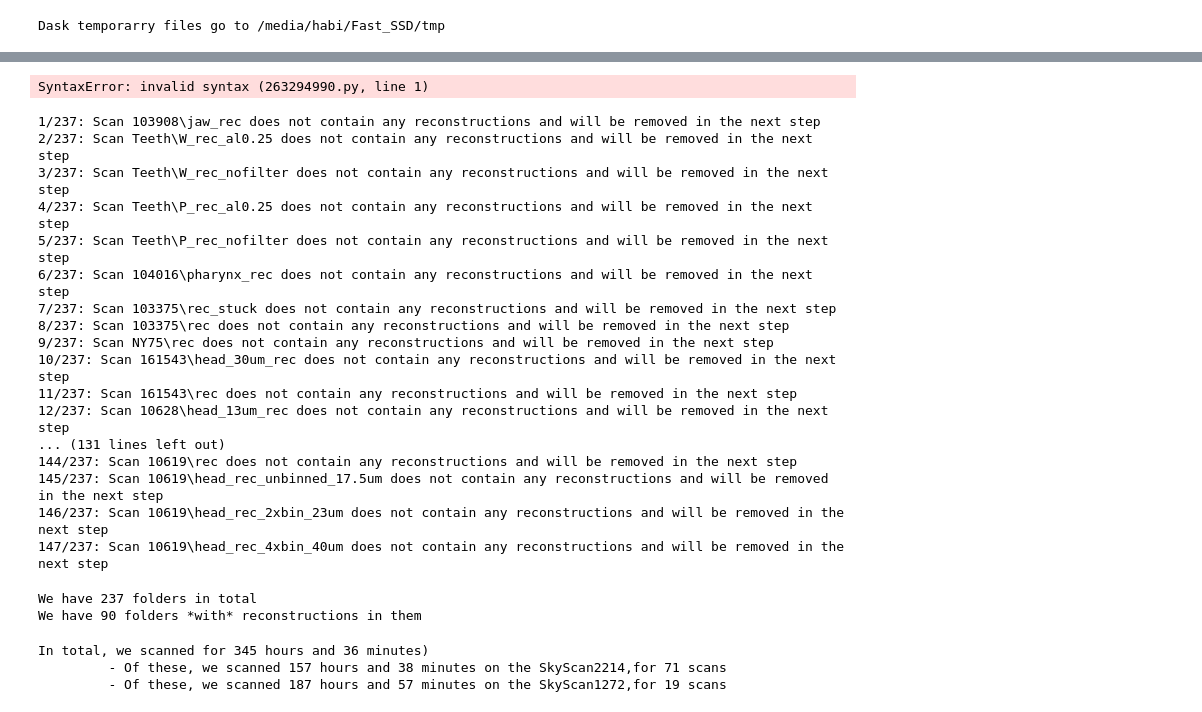
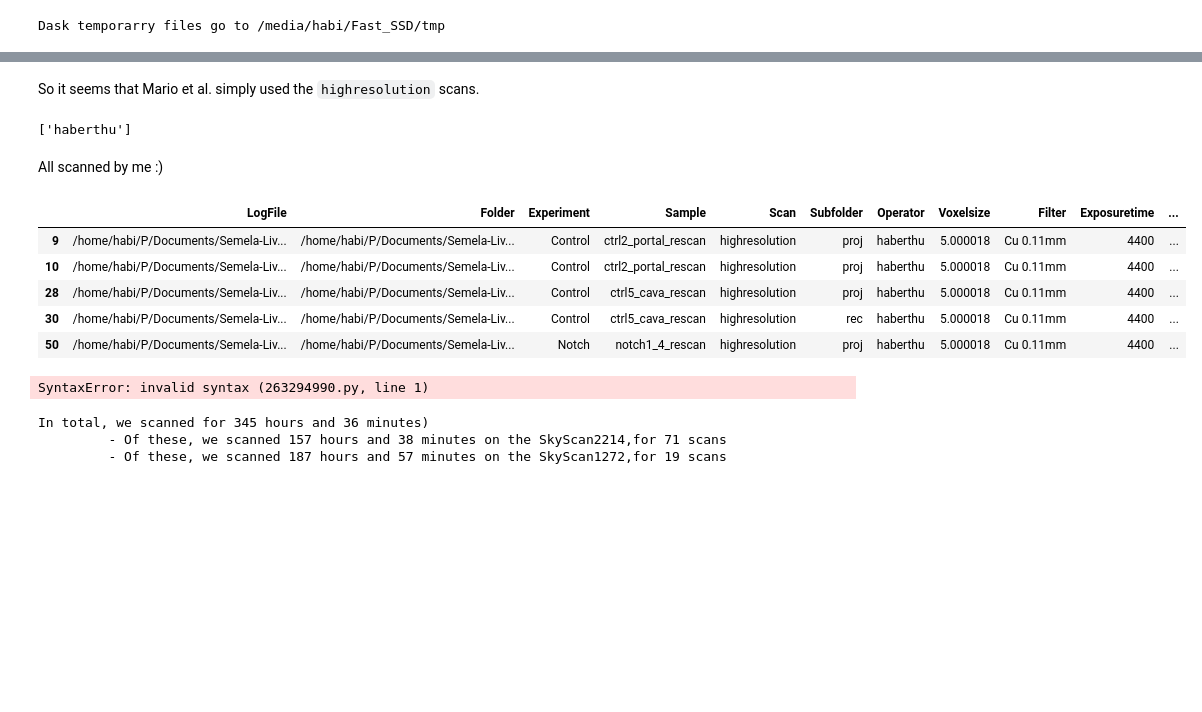
Before and after one commit to habi/liver-nchp, a Jupyter notebook: DataWrangling.ipynb, the cells around one changed output, grey strips where cells are left out. Cells and saved outputs as stored; diff of their text form; code cells hidden in the pictures; blank space fills up the shorter version.

```diff
--- a/DataWrangling.ipynb
+++ b/DataWrangling.ipynb
@@ -303,0 +306,7 @@ Data
+# %%
+# Get rid of all non-'highresolution' scans
+for c, row in Data.iterrows():
+    if 'high' not in row.Scan:
+        Data.drop([c], inplace=True)
+# Reset dataframe to something that we would get if we only would have loaded the 'rec' files
+Data = Data.reset_index(drop=True)
@@ -303,0 +351,2 @@ Data
+# %% [markdown]
+So it seems that Mario et al. simply used the `highresolution` scans.
@@ -303,0 +357,7 @@ Data
+# %%
+Data['Operator'] = [get_operator(log) for log in Data['LogFile']]
+print(Data.Operator.unique())
+# %% [output]
+['haberthu']
+# %% [markdown]
+All scanned by me :)
@@ -304,3 +381,12 @@ Data
+# %%
+Data.sample(n=5)
+# %% [output]
+|  | LogFile | Folder | Experiment | Sample | Scan | Subfolder | Operator | Voxelsize | Filter | Exposuretime | ... |
+| 9 | /home/habi/P/Documents/Semela-Liv... | /home/habi/P/Documents/Semela-Liv... | Control | ctrl2_portal_rescan | highresolution | proj | haberthu | 5.000018 | Cu 0.11mm | 4400 | ... |
+| 10 | /home/habi/P/Documents/Semela-Liv... | /home/habi/P/Documents/Semela-Liv... | Control | ctrl2_portal_rescan | highresolution | proj | haberthu | 5.000018 | Cu 0.11mm | 4400 | ... |
+| 28 | /home/habi/P/Documents/Semela-Liv... | /home/habi/P/Documents/Semela-Liv... | Control | ctrl5_cava_rescan | highresolution | proj | haberthu | 5.000018 | Cu 0.11mm | 4400 | ... |
+| 30 | /home/habi/P/Documents/Semela-Liv... | /home/habi/P/Documents/Semela-Liv... | Control | ctrl5_cava_rescan | highresolution | rec | haberthu | 5.000018 | Cu 0.11mm | 4400 | ... |
+| 50 | /home/habi/P/Documents/Semela-Liv... | /home/habi/P/Documents/Semela-Liv... | Notch | notch1_4_rescan | highresolution | proj | haberthu | 5.000018 | Cu 0.11mm | 4400 | ... |
 # %%
 asdfasdf==
 # %% [output]
@@ -316,36 +393,0 @@ Data['Number of reconstructions'] = [len(r) for r in Data.Reconstructions]
-# %%
-# Get the file names of the reconstructions
-for c, row in Data[Data['Number of reconstructions'] == 0].iterrows():
-    print('%s/%s: Scan %s does not contain any reconstructions and '
-          'will be removed in the next step' % (c+1, len(Data), os.path.join(row.Fish, row.Scan)))
-# %% [output]
-1/237: Scan 103908\jaw_rec does not contain any reconstructions and will be removed in the next step
-2/237: Scan Teeth\W_rec_al0.25 does not contain any reconstructions and will be removed in the next step
-3/237: Scan Teeth\W_rec_nofilter does not contain any reconstructions and will be removed in the next step
-4/237: Scan Teeth\P_rec_al0.25 does not contain any reconstructions and will be removed in the next step
-5/237: Scan Teeth\P_rec_nofilter does not contain any reconstructions and will be removed in the next step
-6/237: Scan 104016\pharynx_rec does not contain any reconstructions and will be removed in the next step
-7/237: Scan 103375\rec_stuck does not contain any reconstructions and will be removed in the next step
-8/237: Scan 103375\rec does not contain any reconstructions and will be removed in the next step
-9/237: Scan NY75\rec does not contain any reconstructions and will be removed in the next step
-10/237: Scan 161543\head_30um_rec does not contain any reconstructions and will be removed in the next step
-11/237: Scan 161543\rec does not contain any reconstructions and will be removed in the next step
-12/237: Scan 10628\head_13um_rec does not contain any reconstructions and will be removed in the next step
-... (131 lines left out)
-144/237: Scan 10619\rec does not contain any reconstructions and will be removed in the next step
-145/237: Scan 10619\head_rec_unbinned_17.5um does not contain any reconstructions and will be removed in the next step
-146/237: Scan 10619\head_rec_2xbin_23um does not contain any reconstructions and will be removed in the next step
-147/237: Scan 10619\head_rec_4xbin_40um does not contain any reconstructions and will be removed in the next step
-# %%
-# Drop samples which have not been reconstructed yet
-# Based on https://stackoverflow.com/a/13851602
-# for c,row in Data.iterrows():
-#     if not row['Number of reconstructions']:
-#         print('%s contains no PNG files, we might be currently reconstructing it' % row.Folder)
-print('We have %s folders in total' % (len(Data)))
-Data = Data[Data['Number of reconstructions'] > 0]
-Data.reset_index(drop=True, inplace=True)
-print('We have %s folders *with* reconstructions in them' % (len(Data)))
-# %% [output]
-We have 237 folders in total
-We have 90 folders *with* reconstructions in them
```
Also changed, not shown: parts of 25 cells of this notebook.
